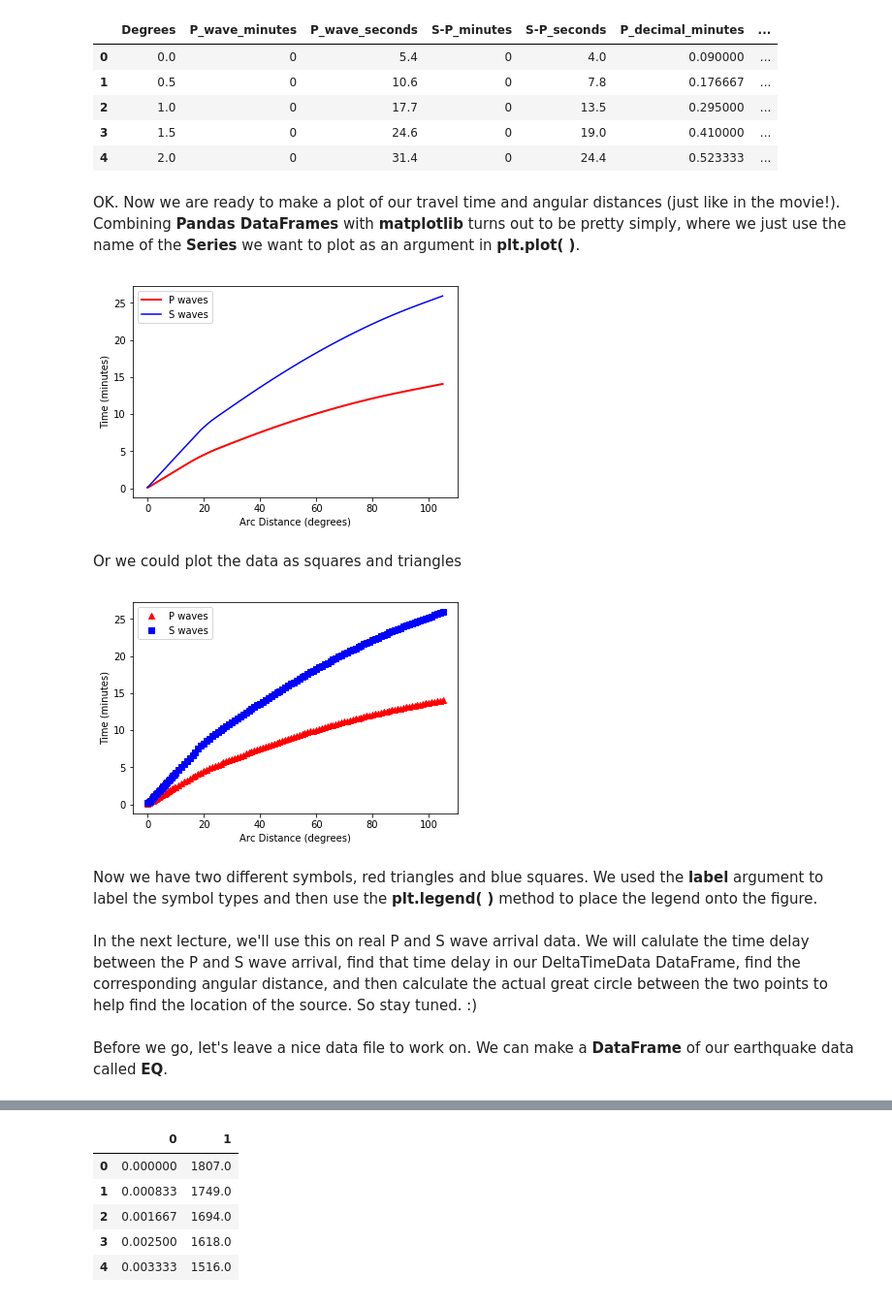
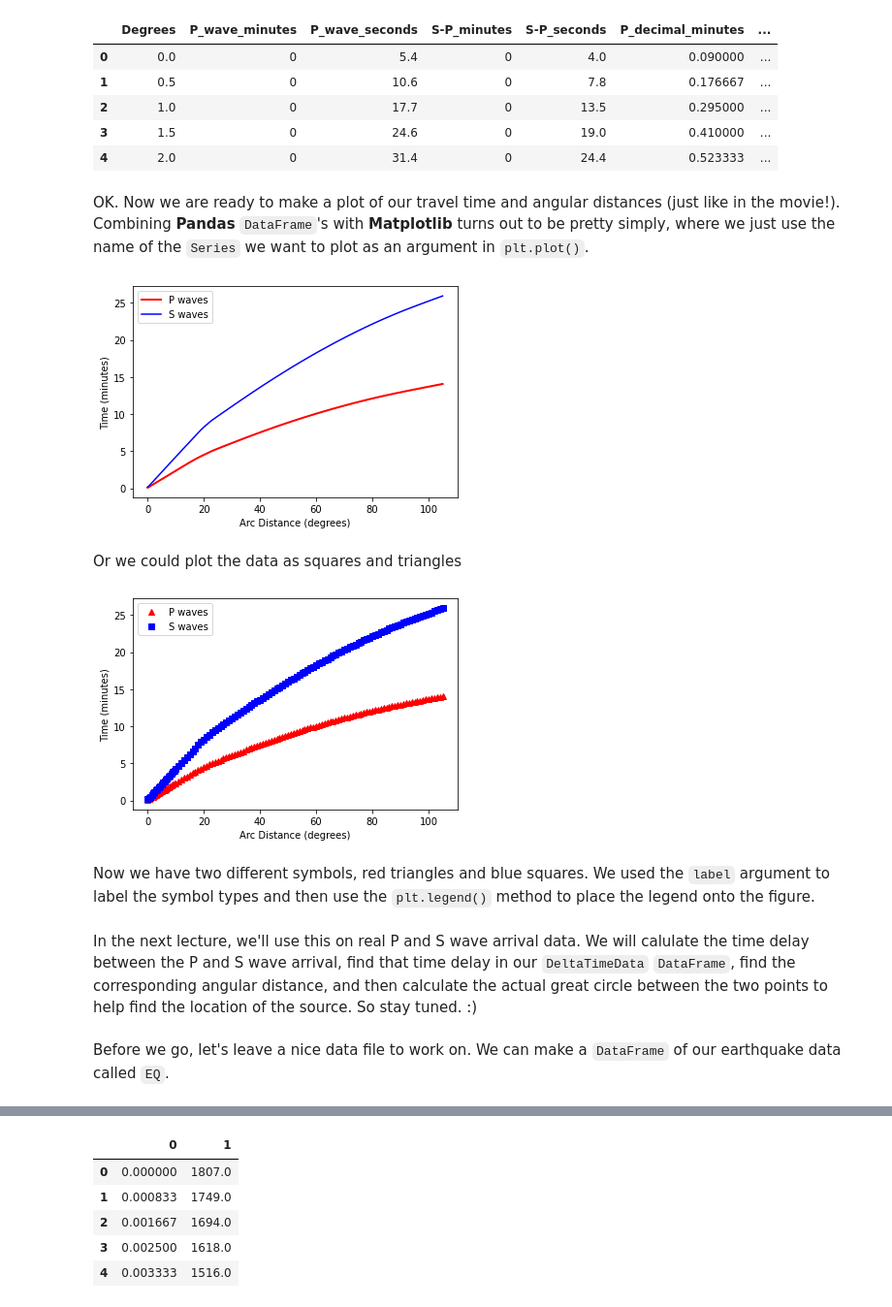
Before and after one commit to ltauxe/Python-for-Earth-Science-Students, a Jupyter notebook: Lecture_08.ipynb, the cells around one changed output, grey strips where cells are left out. Shown at 97% size. Drawn from its saved outputs; the diff is of its cells as text; code cells hidden in the pictures.

```diff
--- a/Lecture_08.ipynb
+++ b/Lecture_08.ipynb
@@ -224,6 +221,6 @@ What we really want for our "science" problem is the arrival time in decimal min
 # %%
-DeltaTimeData['P_decimal_minutes']=DeltaTimeData['P_wave_minutes']\
-        +DeltaTimeData['P_wave_seconds']/60.
+DeltaTimeData['P_decimal_minutes'] = DeltaTimeData['P_wave_minutes']\
+        + DeltaTimeData['P_wave_seconds'] / 60.0
 DeltaTimeData.head()
 # %% [output]
 |  | Degrees | P_wave_minutes | P_wave_seconds | S-P_minutes | S-P_seconds | P_decimal_minutes |
@@ -243,10 +240,10 @@ Index(['Degrees', 'P_wave_minutes', 'P_wave_seconds', 'S-P_minutes',
 # %% [markdown]
 We would also like the time of S wave arrival, rather than the time between the S and P wave arrivals
 # %%
-DeltaTimeData['SP_decimal_minutes']=DeltaTimeData['S-P_minutes']+\
-             DeltaTimeData['S-P_seconds']/60. # convert delay time to decimal minutes
-DeltaTimeData['S_decimal_minutes']=DeltaTimeData['P_decimal_minutes']+\
-           DeltaTimeData['SP_decimal_minutes'] # calculate S wave arrival time in minutes
+DeltaTimeData['SP_decimal_minutes'] = DeltaTimeData['S-P_minutes'] + \
+             DeltaTimeData['S-P_seconds'] / 60.0 # Convert delay time to decimal minutes.
+DeltaTimeData['S_decimal_minutes'] = DeltaTimeData['P_decimal_minutes'] + \
+           DeltaTimeData['SP_decimal_minutes'] # Calculate S wave arrival time in minutes.
 DeltaTimeData.head()
 # %% [output]
 |  | Degrees | P_wave_minutes | P_wave_seconds | S-P_minutes | S-P_seconds | P_decimal_minutes | ... |
@@ -256,34 +253,39 @@ DeltaTimeData.head()
 | 3 | 1.5 | 0 | 24.6 | 0 | 19.0 | 0.410000 | ... |
 | 4 | 2.0 | 0 | 31.4 | 0 | 24.4 | 0.523333 | ... |
 # %% [markdown]
-OK.  Now we are ready to make a plot of our travel time and angular distances (just like in the movie!).  Combining **Pandas DataFrames** with **matplotlib** turns out to be pretty simply, where we just use the name of the **Series** we want to plot as an argument in **plt.plot( )**.
+OK.  Now we are ready to make a plot of our travel time and angular distances (just like in the movie!).  Combining **Pandas** `DataFrame`'s with **Matplotlib** turns out to be pretty simply, where we just use the name of the `Series` we want to plot as an argument in `plt.plot()`.
 # %%
-plt.plot(DeltaTimeData['Degrees'],DeltaTimeData['P_decimal_minutes'],'r-',label='P waves',linewidth=2)
-        # plots the P wave arrival as red  lines
-# notice the linewidth=2  makes the line heavier. the default is linewidth=1
-plt.plot(DeltaTimeData['Degrees'],DeltaTimeData['S_decimal_minutes'],'b-',label='S waves')
-        # plots the S wave arrival as blue lines
-plt.xlabel('Arc Distance (degrees)') # labels the x axis
-plt.ylabel('Time (minutes)'); # labels the y axis
-plt.legend(loc=2); # location 2 is in the upper left hand corner
+plt.plot(DeltaTimeData['Degrees'], DeltaTimeData['P_decimal_minutes'], \
+         'r-', label='P waves', linewidth=2) # Plot the P wave arrival as a red line.
+# Notice the linewidth=2  makes the line heavier. The default is linewidth=1.
+
+plt.plot(DeltaTimeData['Degrees'], DeltaTimeData['S_decimal_minutes'], \
+         'b-', label='S waves') # Plot the S wave arrival as a blue line.
+
+plt.xlabel('Arc Distance (degrees)') # Label the x axis.
+plt.ylabel('Time (minutes)'); # Label the y axis.
+plt.legend(loc=2); # Add legend. Location 2 (loc=2) is in the upper left hand corner.
 # %% [output]
-[figure, old version]
+[figure, new version]
 # %% [markdown]
 Or we could plot the data as squares and triangles
 # %%
-plt.plot(DeltaTimeData['Degrees'],DeltaTimeData['P_decimal_minutes'],'r^',label='P waves')
-        # plots the P wave arrival as red  triangles (^)
-plt.plot(DeltaTimeData['Degrees'],DeltaTimeData['S_decimal_minutes'],'bs',label='S waves')
-        # plots the S wave arrival as blue squares (s)
-plt.xlabel('Arc Distance (degrees)') # labels the x axis
-plt.ylabel('Time (minutes)'); # labels the y axis
-plt.legend(loc=2); # location 2 is in the upper left hand corner
+plt.plot(DeltaTimeData['Degrees'], DeltaTimeData['P_decimal_minutes'], \
+         'r^', label='P waves', linewidth=2) # Plot the P wave arrival as a red line.
+# Notice the linewidth=2  makes the line heavier. The default is linewidth=1.
+
+plt.plot(DeltaTimeData['Degrees'], DeltaTimeData['S_decimal_minutes'], \
+         'bs', label='S waves') # Plot the S wave arrival as a blue line.
+
+plt.xlabel('Arc Distance (degrees)') # Label the x axis.
+plt.ylabel('Time (minutes)'); # Label the y axis.
+plt.legend(loc=2); # Add legend. Location 2 (loc=2) is in the upper left hand corner.
 # %% [output]
-[figure, old version]
+[figure, new version]
 # %% [markdown]
-Now we have two different symbols, red triangles and blue squares.  We used the **label** argument to  label the symbol types and then  use the **plt.legend( )** method to place the legend onto the figure.
+Now we have two different symbols, red triangles and blue squares. We used the `label` argument to label the symbol types and then use the `plt.legend()` method to place the legend onto the figure.
 # %% [markdown]
-In the next lecture, we'll use this on real P and S wave arrival data.  We will calulate the time delay between the P and S wave arrival, find that time delay in our DeltaTimeData DataFrame, find the corresponding angular distance, and then calculate the actual great circle between the two points to help find the location of the source.  So stay tuned. :)
+In the next lecture, we'll use this on real P and S wave arrival data.  We will calulate the time delay between the P and S wave arrival, find that time delay in our `DeltaTimeData` `DataFrame`, find the corresponding angular distance, and then calculate the actual great circle between the two points to help find the location of the source. So stay tuned. :)
 # %% [markdown]
-Before we go, let's leave a nice data file to work on.  We can make a **DataFrame** of our earthquake data called **EQ**.
+Before we go, let's leave a nice data file to work on. We can make a `DataFrame` of our earthquake data called `EQ`.
 # %%
```
Also changed, not shown: parts of 29 cells of this notebook, 1 other file.
